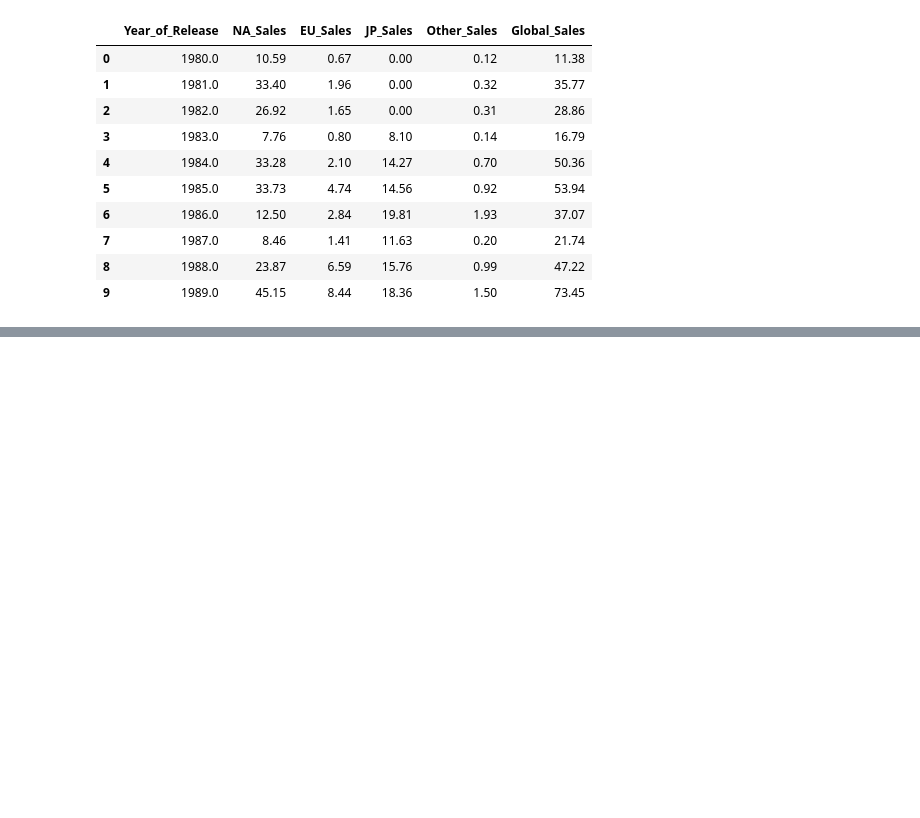
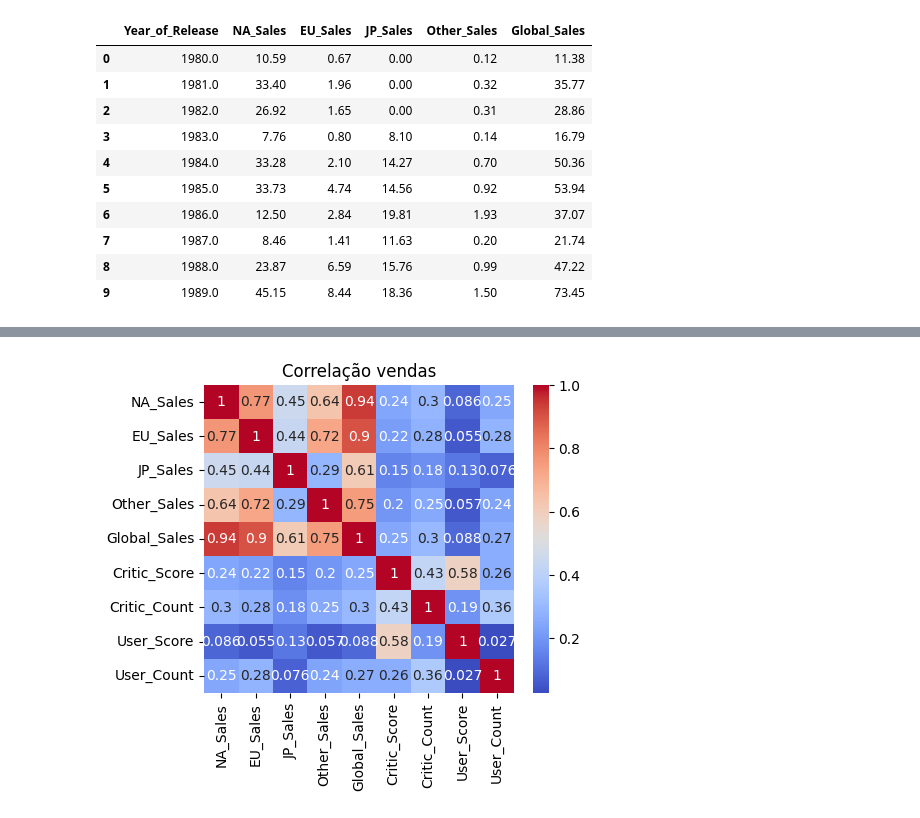
Before and after one commit to wolke412/topicos-4, a Jupyter notebook: presentation.ipynb, the cells around one changed output, grey strips where cells are left out. Cells and saved outputs as stored; diff of their text form; code cells hidden in the pictures; blank space fills up the shorter version.

```diff
--- a/presentation.ipynb
+++ b/presentation.ipynb
@@ -76,0 +94,10 @@ plt.show()
+# %%
+corr_cols = cols+ ["Critic_Score", "Critic_Count", "User_Score", "User_Count"]
+correlation_mtx = df[corr_cols].corr()
+# %%
+plt.figure(figsize=(5,4))
+sns.heatmap(correlation_mtx, annot=True, cmap="coolwarm")
+plt.title("Correlação vendas")
+plt.show()
+# %% [output]
+[figure, added]
```
Also changed, not shown: parts of 3 cells of this notebook.
